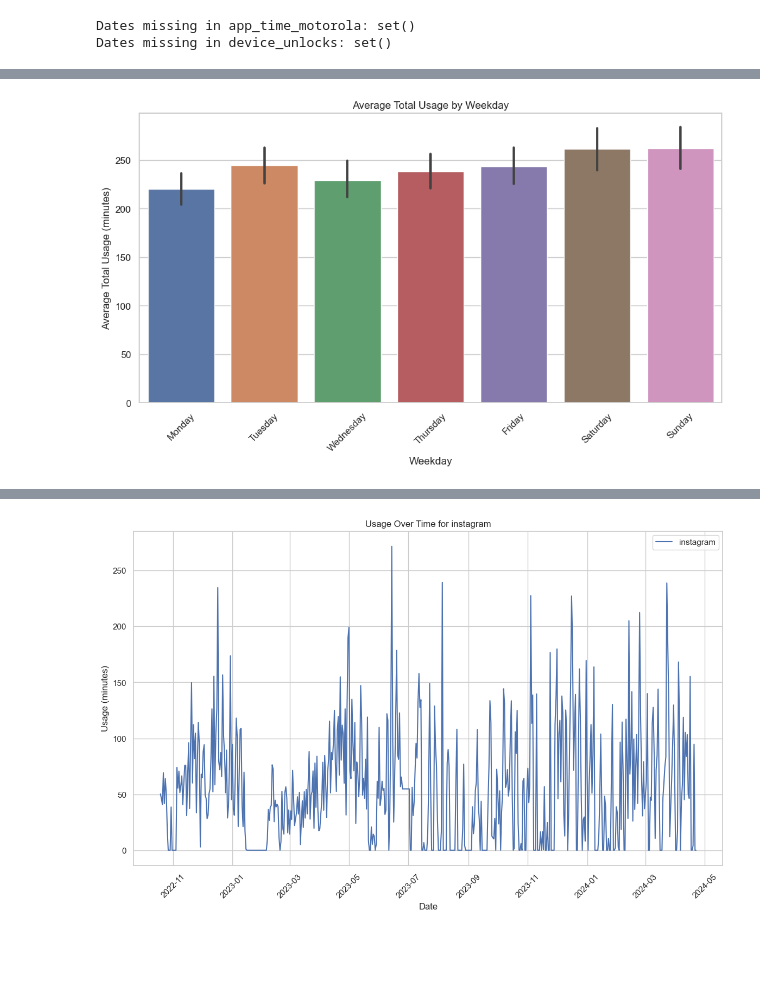
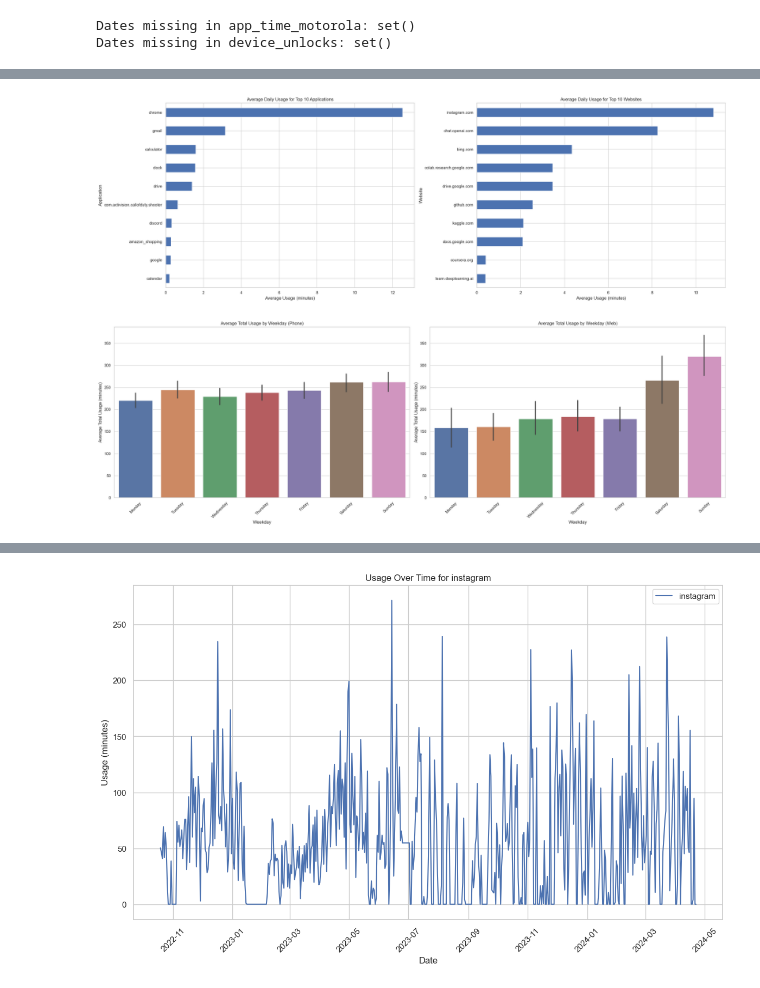
Before and after one commit to estivengrx/statistics-of-use-project, a Jupyter notebook: python_notebooks/EDA_each_file.ipynb, the cells around one changed output, grey strips where cells are left out. Drawn from its saved outputs; the diff is of its cells as text; code cells hidden in the pictures; blank space fills up the shorter version.

Commit message:
feat: Made better graphs in the EDA and started machine learning part

```diff
--- a/python_notebooks/EDA_each_file.ipynb
+++ b/python_notebooks/EDA_each_file.ipynb
@@ -123,20 +122,0 @@ Filtering the data so there are not too much zeros
-# %%
-# Creating a dictionary of the column name and its percentage of zeros
-percentages_count = {}
-for column in app_count_motorola:
-    if column != 'date':
-        percentages_count[column] = percentage_of_zeros(app_count_motorola, column)
-
-# Filtering the data, columns with a percentage more than 70 of zeros will be dropped
-columns_too_much_zeros_count = [key for key, value in percentages_count.items() if value > 70]
-app_count_motorola = app_count_motorola.drop(columns=columns_too_much_zeros_count)
-
-# Same code but for time data
-percentages_time = {}
-for column in app_time_motorola:
-    if column != 'date':
-        percentages_time[column] = percentage_of_zeros(app_time_motorola, column)
-
-columns_too_much_zeros_time = [key for key, value in percentages_time.items() if value > 70]
-app_time_motorola = app_time_motorola.drop(columns=columns_too_much_zeros_time)
-app_time_motorola.head()
@@ -247,18 +264,61 @@ plt.show()
+# %%
+# Calculate average daily usage for each application and website
+daily_avg_app_usage = app_time_motorola[app_columns].mean()[:10]
+daily_avg_web_usage = web_time_edge[web_columns].mean()[:10]
+
+fig, axs = plt.subplots(1, 2, figsize=(24, 8))
+
+# Plotting average daily usage for each application
+daily_avg_app_usage.sort_values().plot(kind='barh', ax=axs[0])
+axs[0].set_title('Average Daily Usage for Top 10 Applications')
+axs[0].set_xlabel('Average Usage (minutes)')
+axs[0].set_ylabel('Application')
+
+# Plotting average daily usage for each website
+daily_avg_web_usage.sort_values().plot(kind='barh', ax=axs[1])
+axs[1].set_title('Average Daily Usage for Top 10 Websites')
+axs[1].set_xlabel('Average Usage (minutes)')
+axs[1].set_ylabel('Website')
+
+plt.tight_layout()
+plt.show()
+# %% [output]
+[figure, added]
 # %%
 # Extract weekday from the date column
 app_time_motorola['weekday'] = pd.to_datetime(app_time_motorola['date']).dt.weekday
+web_time_edge['weekday'] = pd.to_datetime(web_time_edge['date']).dt.weekday
 
 # Map weekday numbers to names
 weekday_names = {0: 'Monday', 1: 'Tuesday', 2: 'Wednesday', 3: 'Thursday', 4: 'Friday', 5: 'Saturday', 6: 'Sunday'}
 app_time_motorola['weekday_name'] = app_time_motorola['weekday'].map(weekday_names)
+web_time_edge['weekday_name'] = web_time_edge['weekday'].map(weekday_names)
 
-# Plotting average usage by weekday
-plt.figure(figsize=(12, 6))
-sns.barplot(x='weekday_name', y='total_usage', data=app_time_motorola, order=weekday_names.values())
-plt.title('Average Total Usage by Weekday')
-plt.xlabel('Weekday')
-plt.ylabel('Average Total Usage (minutes)')
-plt.xticks(rotation=45)
+fig, axs = plt.subplots(1, 2, figsize=(24, 8))
+
+# Plotting average usage by weekday for app_time_motorola
+sns.barplot(x='weekday_name', y='total_usage', data=app_time_motorola, order=weekday_names.values(), ax=axs[0])
+axs[0].set_title('Average Total Usage by Weekday (Phone)')
+axs[0].set_xlabel('Weekday')
+axs[0].set_ylabel('Average Total Usage (minutes)')
+axs[0].tick_params(axis='x', rotation=45)
+
+# Plotting average usage by weekday for web_time_edge
+sns.barplot(x='weekday_name', y='total_usage', data=web_time_edge, order=weekday_names.values(), ax=axs[1])
+axs[1].set_title('Average Total Usage by Weekday (Web)')
+axs[1].set_xlabel('Weekday')
+axs[1].set_ylabel('Average Total Usage (minutes)')
+axs[1].tick_params(axis='x', rotation=45)
+
+# Get the current y-axis limits
+ymin0, ymax0 = axs[0].get_ylim()
+ymin1, ymax1 = axs[1].get_ylim()
+
+# Set the y-axis limits to the maximum range
+axs[0].set_ylim(min(ymin0, ymin1), max(ymax0, ymax1))
+axs[1].set_ylim(min(ymin0, ymin1), max(ymax0, ymax1))
+
+plt.tight_layout()
 plt.show()
 # %% [output]
-[figure, old version]
+[figure, new version]
```
Also changed, not shown: parts of 29 cells of this notebook.
